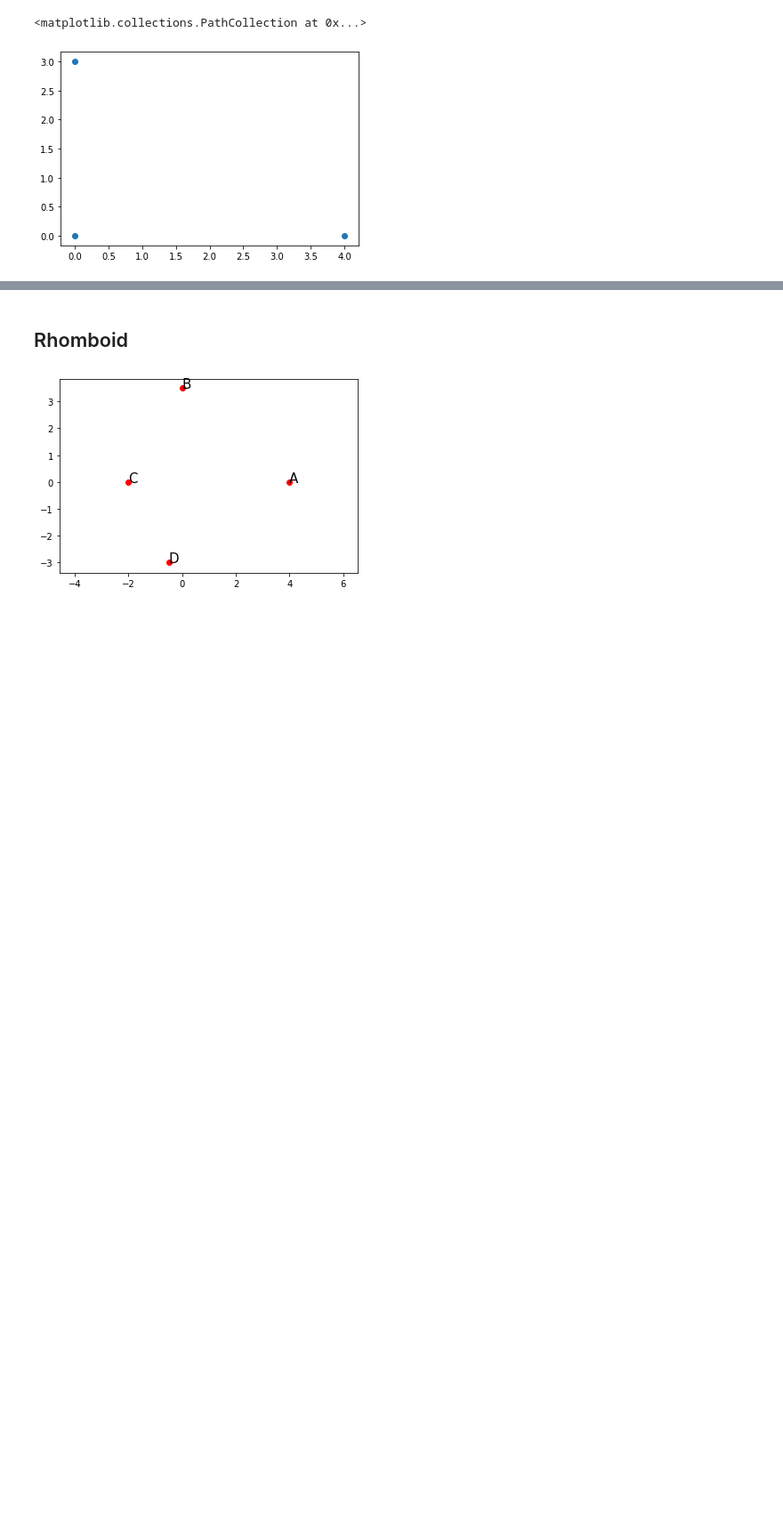
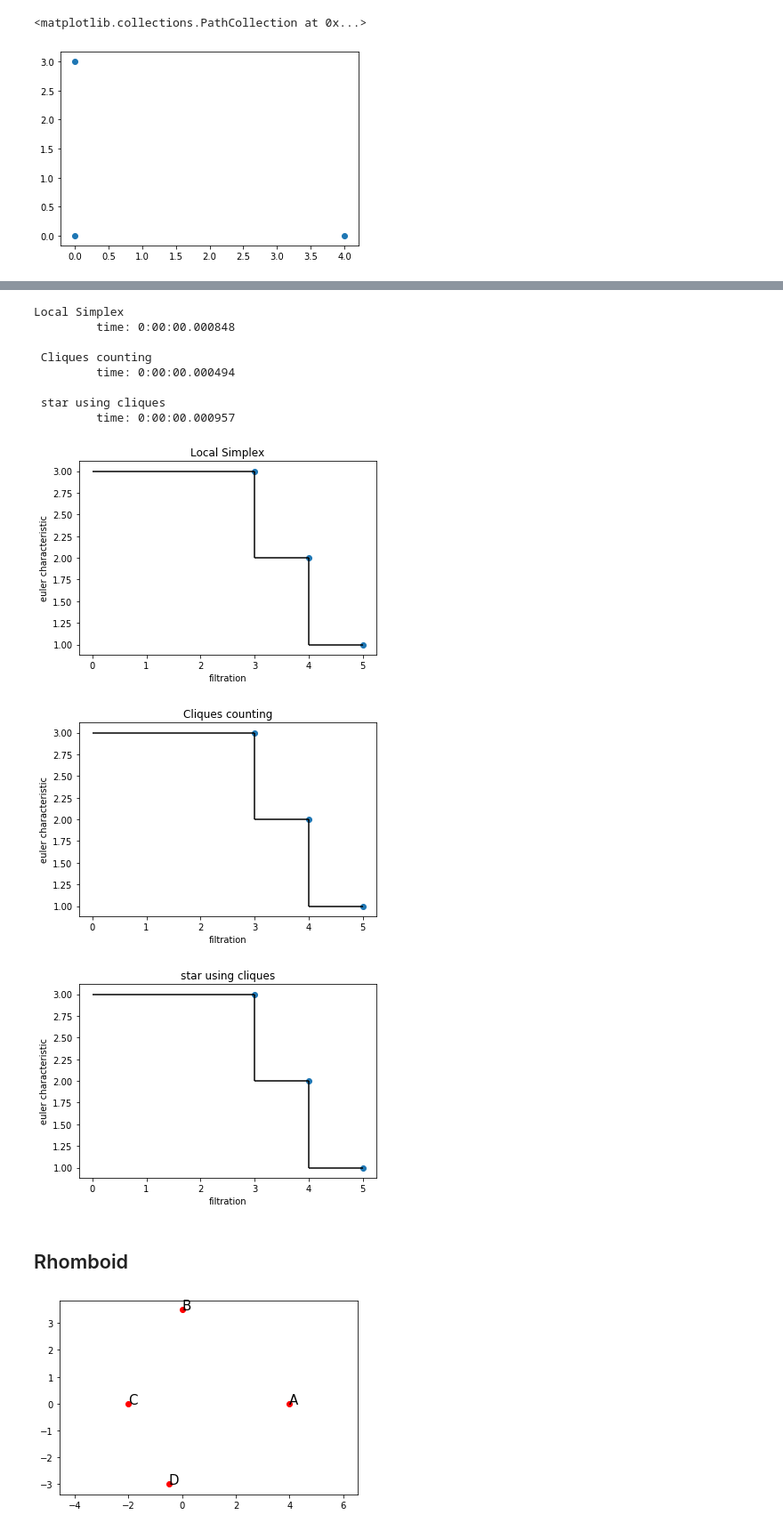
Before and after one commit to dgurnari/ECC, a Jupyter notebook: tests.ipynb, the cells around one changed output, grey strips where cells are left out. Shown: that part at 89% size. Saved outputs shown, nothing was run; the diff lists cells and outputs as text; code cells hidden in the pictures; blank space fills up the shorter version.

```diff
--- a/tests.ipynb
+++ b/tests.ipynb
@@ -12,3 +15,34 @@ import ecc_nx
+# %%
+def compare_methods(points, epsilon, draw_lines=True):
+    # ECC
+    print("Local Simplex")
+    start=datetime.now()
+    c = ecc.compute_local_contributions(points, epsilon)
+    print("\t time:", datetime.now()-start)
+
+    e = ecc_plot.euler_characteristic_list(c)
+    ecc_plot.plot_euler_curve(e, draw_lines, "Local Simplex")
+
+    # cliques counting
+    print("\n Cliques counting")
+    start=datetime.now()
+    c = cc.compute_all_contributions_nx(points, epsilon)
+    print("\t time:", datetime.now()-start)
+
+    e_cc = ecc_plot.euler_characteristic_list(c)
+    ecc_plot.plot_euler_curve(e_cc, draw_lines, "Cliques counting")
+
+    # ECC_nx
+    print("\n star using cliques")
+    start=datetime.now()
+    c = ecc_nx.compute_local_contributions_nx(points, epsilon)
+    print("\t time:", datetime.now()-start)
+
+    e_nx = ecc_plot.euler_characteristic_list(c)
+    ecc_plot.plot_euler_curve(e_nx, draw_lines, "star using cliques")
+
+    assert((e == e_nx).all())
+    assert((e == e_cc).all())
 # %% [markdown]
 # TEST
 # %% [markdown]
@@ -43,3 +57,17 @@ assert((e == e_nx).all())
+# %%
+compare_methods(point_cloud, 10)
+# %% [output]
+Local Simplex
+         time: 0:00:00.000848
+
+ Cliques counting
+         time: 0:00:00.000494
+
+ star using cliques
+         time: 0:00:00.000957
+[figure, added]
+[figure, added]
+[figure, added]
 # %% [markdown]
 ## Rhomboid
 # %%
```
Also changed, not shown: parts of 36 cells of this notebook, 3 other files.
